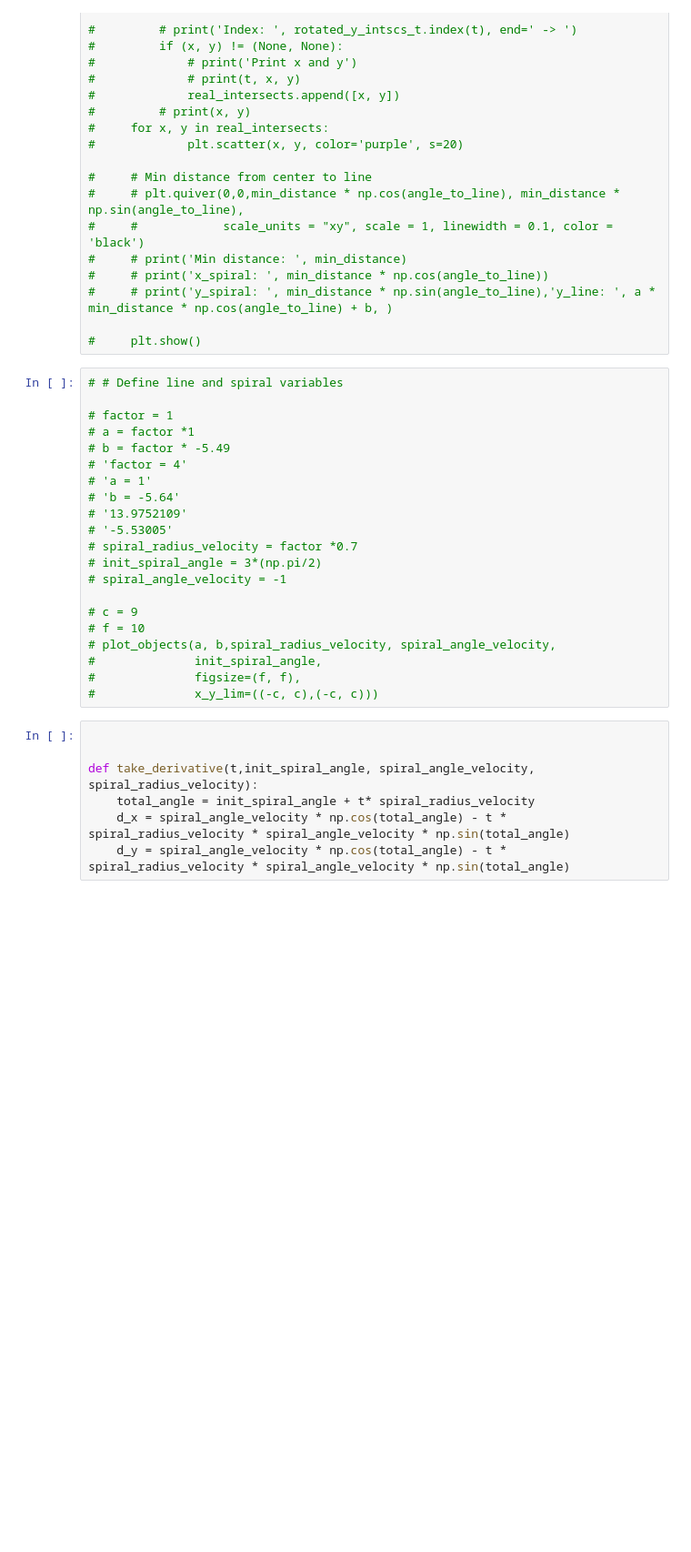
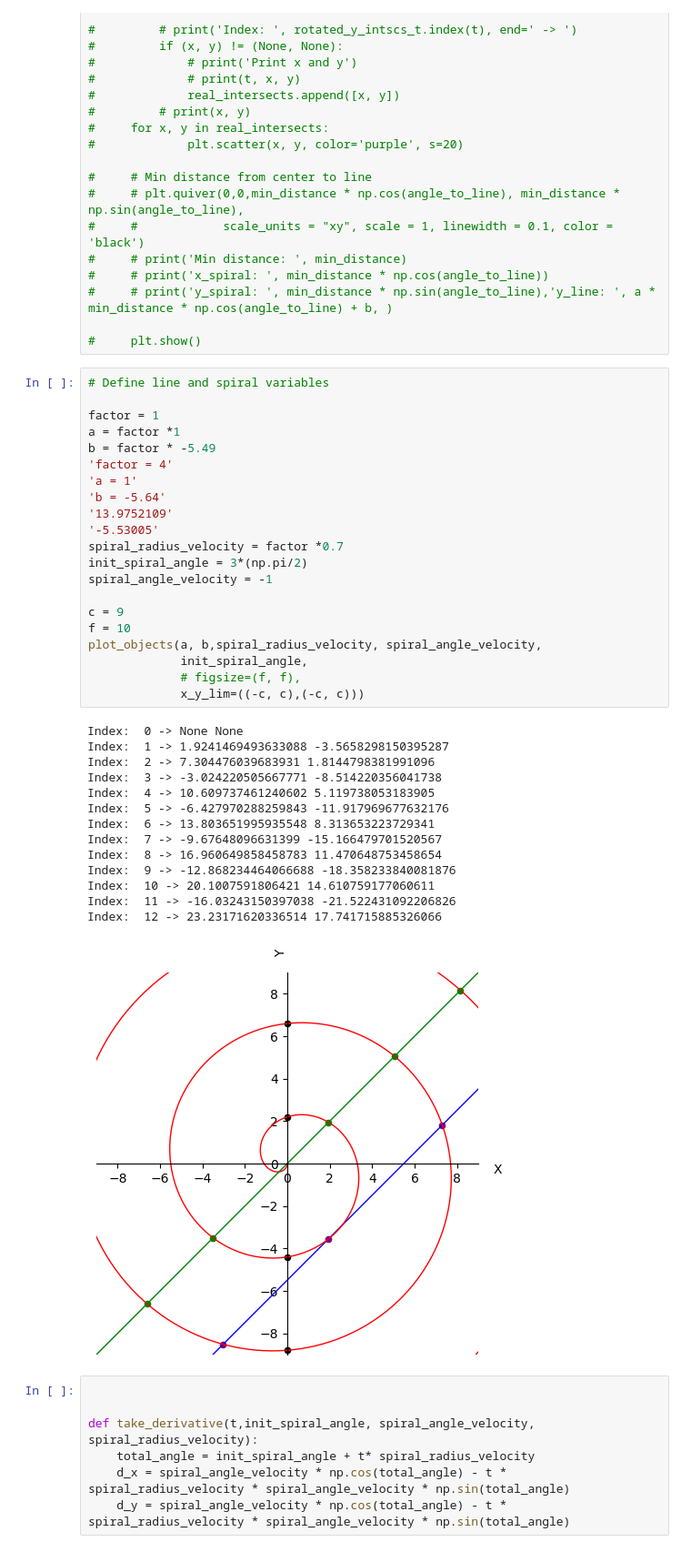
Before and after one commit to Kiril-Lazarov/Intersection-points-between-a-line-and-a-spiral, a Jupyter notebook: Intersection between a line and a spiral.ipynb, the cells around one changed output. Shown at 91% size. Drawn from its saved outputs; the diff is of its cells as text; blank space fills up the shorter version.

```diff
--- a/Intersection between a line and a spiral.ipynb
+++ b/Intersection between a line and a spiral.ipynb
@@ -500,26 +491,41 @@ is monotonically decreasing. Now we need to show that it is bounded below.
 
 #     plt.show()
 # %%
-# # Define line and spiral variables
+# Define line and spiral variables
 
-# factor = 1
-# a = factor *1
-# b = factor * -5.49
-# 'factor = 4'
-# 'a = 1'
-# 'b = -5.64'
-# '13.9752109'
-# '-5.53005'
-# spiral_radius_velocity = factor *0.7
-# init_spiral_angle = 3*(np.pi/2)
-# spiral_angle_velocity = -1
+factor = 1
+a = factor *1
+b = factor * -5.49
+'factor = 4'
+'a = 1'
+'b = -5.64'
+'13.9752109'
+'-5.53005'
+spiral_radius_velocity = factor *0.7
+init_spiral_angle = 3*(np.pi/2)
+spiral_angle_velocity = -1
 
-# c = 9
-# f = 10
-# plot_objects(a, b,spiral_radius_velocity, spiral_angle_velocity,
-#              init_spiral_angle,
-#              figsize=(f, f),
-#              x_y_lim=((-c, c),(-c, c)))
+c = 9
+f = 10
+plot_objects(a, b,spiral_radius_velocity, spiral_angle_velocity,
+             init_spiral_angle,
+             # figsize=(f, f),
+             x_y_lim=((-c, c),(-c, c)))
+# %% [output]
+Index:  0 -> None None
+Index:  1 -> 1.9241469493633088 -3.5658298150395287
+Index:  2 -> 7.304476039683931 1.8144798381991096
+Index:  3 -> -3.024220505667771 -8.514220356041738
+Index:  4 -> 10.609737461240602 5.119738053183905
+Index:  5 -> -6.427970288259843 -11.917969677632176
+Index:  6 -> 13.803651995935548 8.313653223729341
+Index:  7 -> -9.67648096631399 -15.166479701520567
+Index:  8 -> 16.960649858458783 11.470648753458654
+Index:  9 -> -12.868234464066688 -18.358233840081876
+Index:  10 -> 20.1007591806421 14.610759177060611
+Index:  11 -> -16.03243150397038 -21.522431092206826
+Index:  12 -> 23.23171620336514 17.741715885326066
+[figure, added]
 # %%
 
 
```
Also changed, not shown: parts of 3 cells of this notebook.
